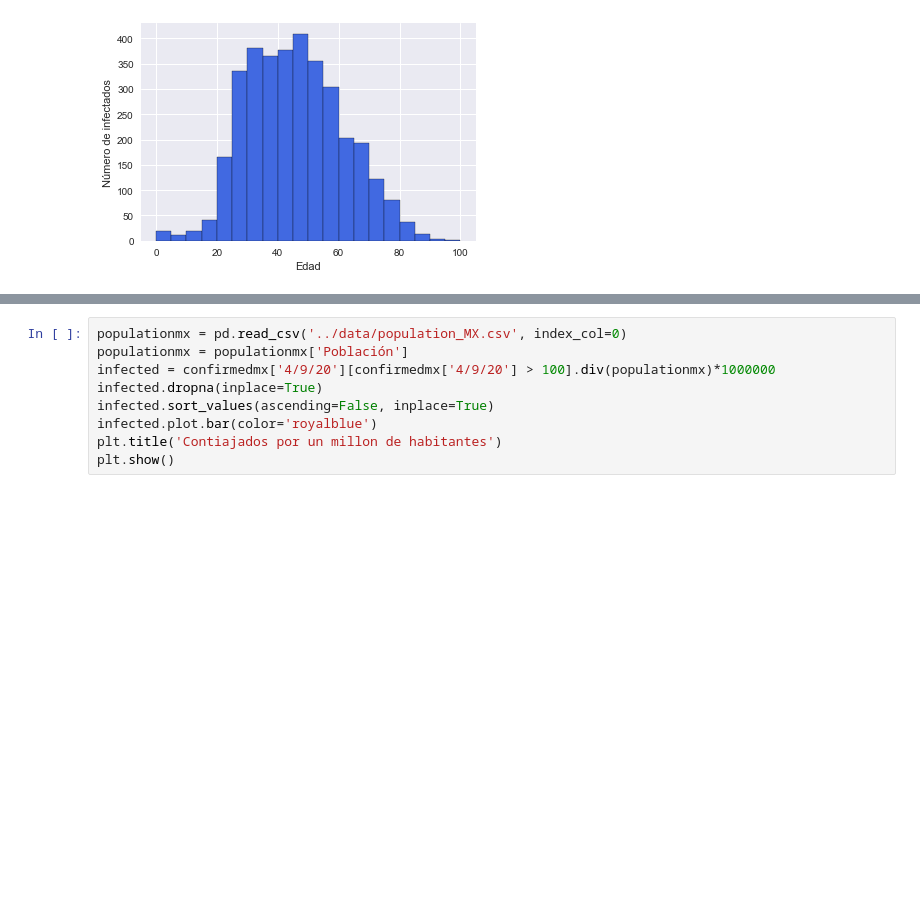
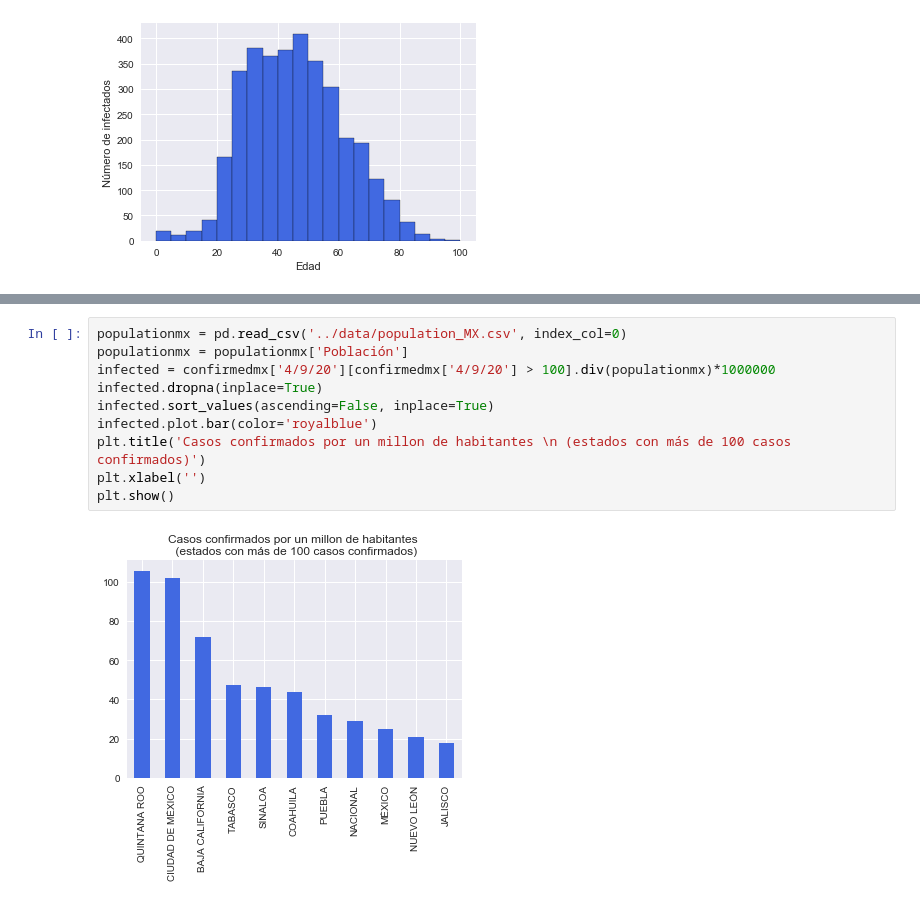
Before and after one commit to carloscerlira/COVIDMEX, a Jupyter notebook: examples/histogram.ipynb, the cells around one changed output, grey strips where cells are left out. Saved outputs shown, nothing was run; the diff lists cells and outputs as text; blank space fills up the shorter version.

```diff
--- a/examples/histogram.ipynb
+++ b/examples/histogram.ipynb
@@ -28,9 +31,12 @@ plt.show()
 # %%
 populationmx = pd.read_csv('../data/population_MX.csv', index_col=0)
 populationmx = populationmx['Población']
 infected = confirmedmx['4/9/20'][confirmedmx['4/9/20'] > 100].div(populationmx)*1000000
 infected.dropna(inplace=True)
 infected.sort_values(ascending=False, inplace=True)
 infected.plot.bar(color='royalblue')
-plt.title('Contiajados por un millon de habitantes')
+plt.title('Casos confirmados por un millon de habitantes \n (estados con más de 100 casos confirmados)')
+plt.xlabel('')
 plt.show()
+# %% [output]
+[figure, added]
```
Also changed, not shown: parts of 2 cells of this notebook.
